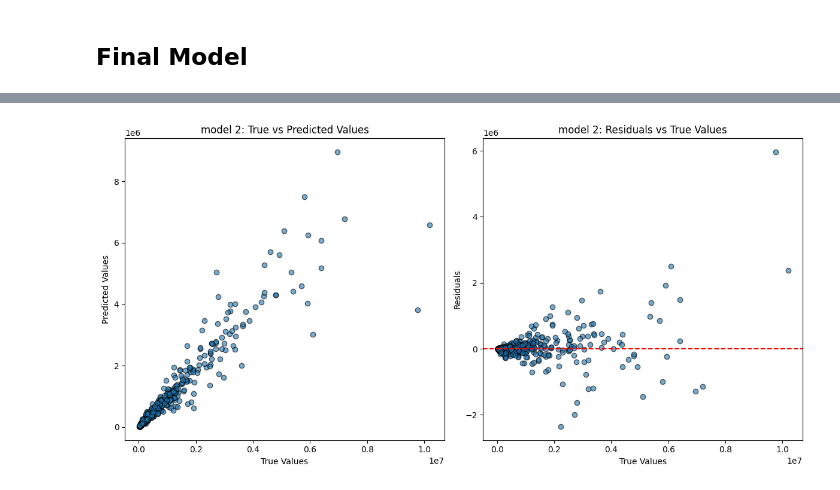
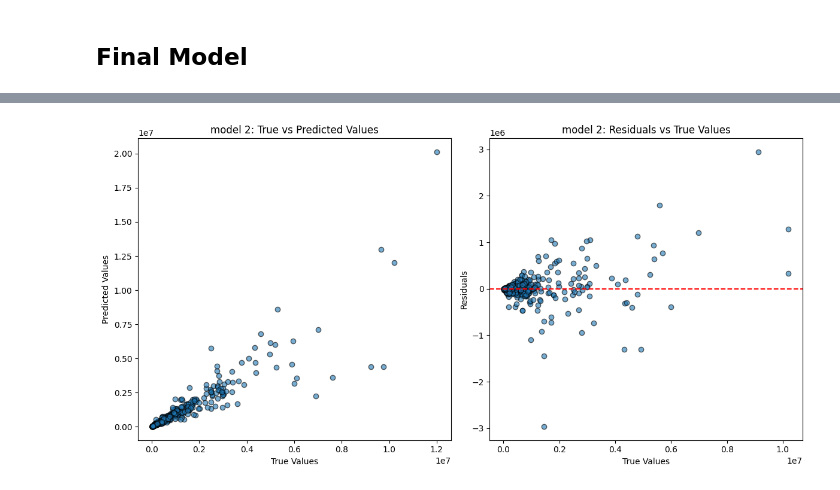
Before and after one commit to abhishekmaher6699/End-to-end-Watch-price-prediction, a Jupyter notebook: notebooks/Model selection and building.ipynb, the cells around one changed output, grey strips where cells are left out. Drawn from its saved outputs; the diff is of its cells as text; code cells hidden in the pictures.

```diff
--- a/notebooks/Model selection and building.ipynb
+++ b/notebooks/Model selection and building.ipynb
@@ -1312,13 +1382,13 @@ best_run = runs.loc[runs['metrics.cv_mean_rmse'].idxmin()]
 
 params = {
         'iterations': 1500,
-        'learning_rate': 0.21851510473670352,
+        'learning_rate':  0.1642852035875127,
         'depth': 4,
-        'l2_leaf_reg': 8,
-        'rsm': 0.8488982802701295,
-        'random_strength': 2.138020781242421e-05,
-        'bagging_temperature': 0.00060825280116421,
-        'border_count': 16,
+        'l2_leaf_reg': 4,
+        'rsm': 0.8263126640848959,
+        'random_strength': 0.658651292068157,
+        'bagging_temperature': 0.12208059366638693,
+        'border_count': 64,
         'verbose':0,
         'loss_function': 'RMSE'
     }
@@ -1329,7 +1399,7 @@ mlflow.set_experiment("Checking feature imp")
 # %% [output]
 <Experiment: artifact_location='mlflow-artifacts:/730294856138610483', creation_time=1733218113613, experiment_id='730294856138610483', last_update_time=1733218113613, lifecycle_stage='active', name=' ...
 # %%
-cols_to_drop = [[], luminosity]
+cols_to_drop = [[], luminosity, stones, features]
 
 for col in cols_to_drop:
     with mlflow.start_run():
@@ -1732,16 +1797,18 @@ Mean MAE: 0.18751552907248345
 # %% [markdown]
 ## Final Model
 # %%
-params = {'iterations': 1500,
-         'learning_rate': 0.21851510473670352,
-         'depth': 4,
-         'l2_leaf_reg': 8,
-         'rsm': 0.8488982802701295,
-         'random_strength': 2.138020781242421e-05,
-         'bagging_temperature': 0.00060825280116421,
-         'border_count': 16,
-         'verbose': 0,
-         'loss_function': 'RMSE'}
+params = {
+        'iterations': 1500,
+        'learning_rate':  0.1642852035875127,
+        'depth': 4,
+        'l2_leaf_reg': 4,
+        'rsm': 0.8263126640848959,
+        'random_strength': 0.658651292068157,
+        'bagging_temperature': 0.12208059366638693,
+        'border_count': 64,
+        'verbose':0,
+        'loss_function': 'RMSE'
+    }
 # %%
 X = df.drop(['price','precious_stone_on_Buckle', 'feature_Triple Time-zone', 'feature_Flying Tourbillon'], axis=1)
 Y = df['price']
@@ -1756,7 +1823,7 @@ for col in df.columns:
     if 'luminosity' in col:
         luminosity.append(col)
 # %%
-X = X.drop(columns=luminosity)
+X = X.drop(columns=[])
 
 binary_cat_cols = [
     col for col in X.columns
@@ -1805,22 +1872,22 @@ r2: 0.8995909484438019
 # %%
 fig, axes = plt.subplots(1, 2, figsize=(12, 6))
 
 residuals = y_test_orig - y_pred_orig
 
 ax1 = axes[0]
 ax1.scatter(ytest, ypred, alpha=0.6, edgecolor='k')
 ax1.set_xlabel("True Values")
 ax1.set_ylabel("Predicted Values")
 ax1.set_title(f"{model}: True vs Predicted Values")
 
 ax2 = axes[1]
-ax2.scatter(ytest, residuals, alpha=0.6, edgecolor='k')
+ax2.scatter(y_test_orig, residuals, alpha=0.6, edgecolor='k')
 ax2.axhline(0, color='red', linestyle='--')
 ax2.set_xlabel("True Values")
 ax2.set_ylabel("Residuals")
 ax2.set_title(f"{model}: Residuals vs True Values")
 
 plt.tight_layout()
 plt.show()
 # %% [output]
-[figure, old version]
+[figure, new version]
```
Also changed, not shown: parts of 31 cells of this notebook, 12 other files.
